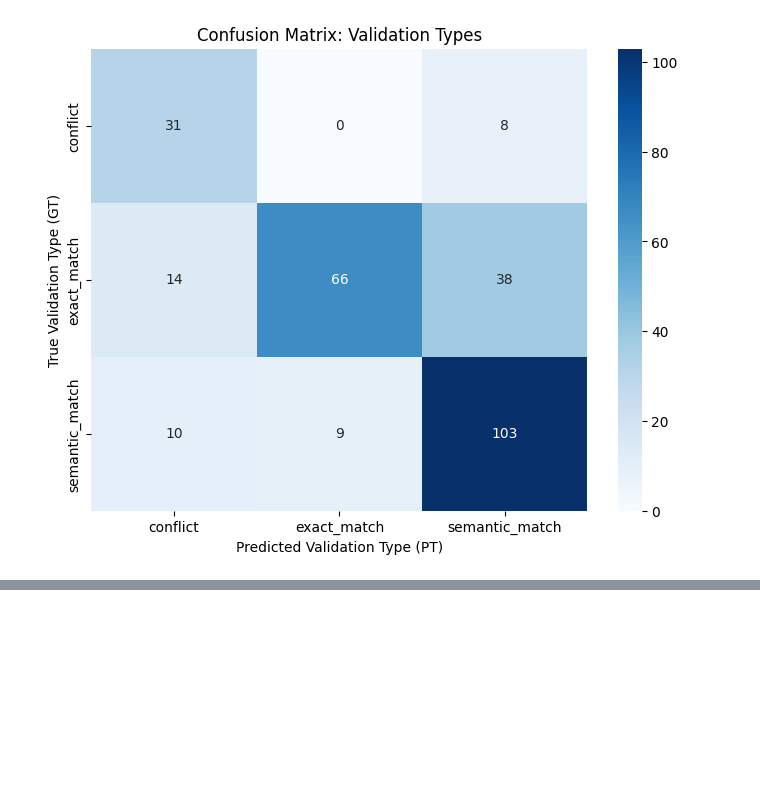
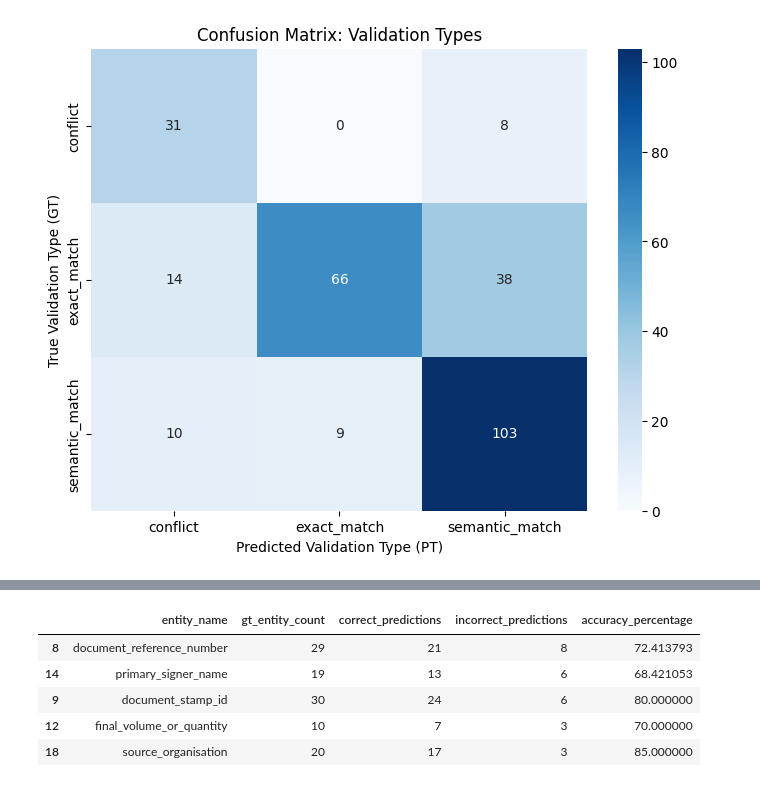
Before and after one commit to mayank160920/Group-11-DS-and-AI-Lab-Project, a Jupyter notebook: eval_funsd.ipynb, the cells around one changed output, grey strips where cells are left out. Cells and saved outputs as stored; diff of their text form; code cells hidden in the pictures; blank space fills up the shorter version.

```diff
--- a/eval_funsd.ipynb
+++ b/eval_funsd.ipynb
@@ -261,0 +290,17 @@ semantic_match       0.69      0.84      0.76       122
+# %%
+# get entity-wise accuracy for each entity type across all documents
+entity_wise_df = filtered_df.groupby("entity_name").agg(
+    gt_entity_count=pd.NamedAgg(column="entity_name", aggfunc="count"),
+    correct_predictions=pd.NamedAgg(column="verdict", aggfunc=lambda x: (x == True).sum()),
+    incorrect_predictions=pd.NamedAgg(column="verdict", aggfunc=lambda x: (x == False).sum()),
+    accuracy_percentage=pd.NamedAgg(column="verdict", aggfunc=lambda x: 100 * (x == True).sum() / len(x) if len(x) > 0 else 0)
+).reset_index().sort_values(by="incorrect_predictions", ascending=False)
+
+entity_wise_df.head()
+# %% [output]
+|  | entity_name | gt_entity_count | correct_predictions | incorrect_predictions | accuracy_percentage |
+| 8 | document_reference_number | 29 | 21 | 8 | 72.413793 |
+| 14 | primary_signer_name | 19 | 13 | 6 | 68.421053 |
+| 9 | document_stamp_id | 30 | 24 | 6 | 80.000000 |
+| 12 | final_volume_or_quantity | 10 | 7 | 3 | 70.000000 |
+| 18 | source_organisation | 20 | 17 | 3 | 85.000000 |
```
Also changed, not shown: parts of 2 cells of this notebook.
